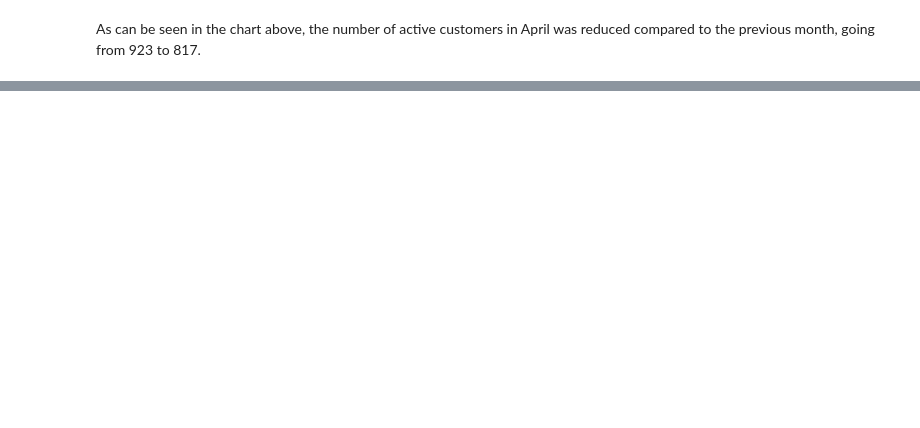
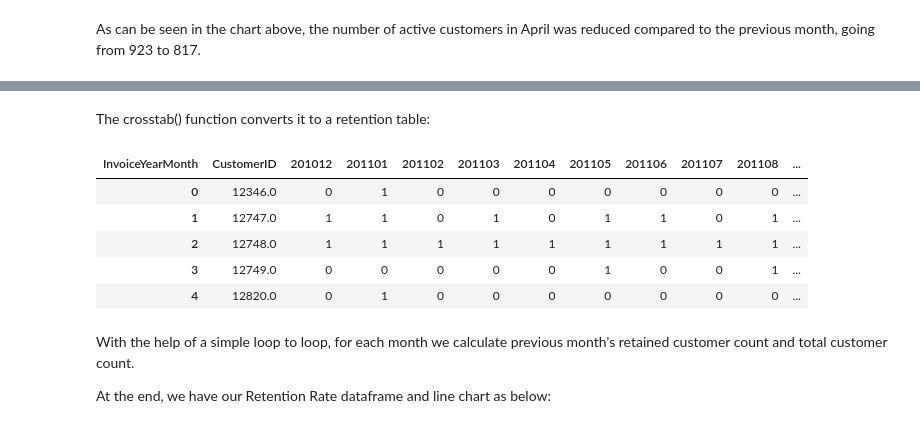
Before and after one commit to BrunoAzambuja/Boosting-online-retail-sales, a Jupyter notebook: boosting-online-retail-sales.ipynb, the cells around one changed output, grey strips where cells are left out. Drawn from its saved outputs; the diff is of its cells as text; code cells hidden in the pictures; blank space fills up the shorter version.

```diff
--- a/boosting-online-retail-sales.ipynb
+++ b/boosting-online-retail-sales.ipynb
@@ -178,0 +247,10 @@ As can be seen in the chart above, the number of active customers in April was r
+# %%
+#create a dataframe contaning CustomerID and first purchase date
+tx_min_purchase = tx_uk.groupby('CustomerID').InvoiceDate.min().reset_index()
+tx_min_purchase.columns = ['CustomerID','MinPurchaseDate']
+tx_min_purchase['MinPurchaseYearMonth'] = tx_min_purchase['MinPurchaseDate'].map(lambda date: 100*date.year + date.month)
+
+#merge first purchase date column to our main dataframe (tx_uk)
+tx_uk = pd.merge(tx_uk, tx_min_purchase, on='CustomerID')
+
+tx_uk.head()
@@ -178,0 +266,9 @@ As can be seen in the chart above, the number of active customers in April was r
+# %%
+#create a column called User Type and assign Existing
+#if User's First Purchase Year Month before the selected Invoice Year Month
+tx_uk['UserType'] = 'New'
+tx_uk.loc[tx_uk['InvoiceYearMonth']>tx_uk['MinPurchaseYearMonth'],'UserType'] = 'Existing'
+
+#calculate the Revenue per month for each user type
+tx_user_type_revenue = tx_uk.groupby(['InvoiceYearMonth','UserType'])['Revenue'].sum().reset_index()
+tx_user_type_revenue
@@ -178,0 +357,4 @@ As can be seen in the chart above, the number of active customers in April was r
+# %%
+#identify which users are active by looking at their revenue per month
+tx_user_purchase = tx_uk.groupby(['CustomerID','InvoiceYearMonth'])['Revenue'].sum().reset_index()
+tx_user_purchase
@@ -178,0 +375,18 @@ As can be seen in the chart above, the number of active customers in April was r
+# %% [markdown]
+The crosstab() function converts it to a retention table:
+# %%
+#create retention matrix with crosstab
+tx_retention = pd.crosstab(tx_user_purchase['CustomerID'], tx_user_purchase['InvoiceYearMonth']).reset_index()
+
+tx_retention.head()
+# %% [output]
+| InvoiceYearMonth | CustomerID | 201012 | 201101 | 201102 | 201103 | 201104 | 201105 | 201106 | 201107 | 201108 | ... |
+| 0 | 12346.0 | 0 | 1 | 0 | 0 | 0 | 0 | 0 | 0 | 0 | ... |
+| 1 | 12747.0 | 1 | 1 | 0 | 1 | 0 | 1 | 1 | 0 | 1 | ... |
+| 2 | 12748.0 | 1 | 1 | 1 | 1 | 1 | 1 | 1 | 1 | 1 | ... |
+| 3 | 12749.0 | 0 | 0 | 0 | 0 | 0 | 1 | 0 | 0 | 1 | ... |
+| 4 | 12820.0 | 0 | 1 | 0 | 0 | 0 | 0 | 0 | 0 | 0 | ... |
+# %% [markdown]
+With the help of a simple loop to loop, for each month we calculate previous month's retained customer count and total customer count.
+
+At the end, we have our Retention Rate dataframe and line chart as below:
```
Also changed, not shown: parts of 25 cells of this notebook.
